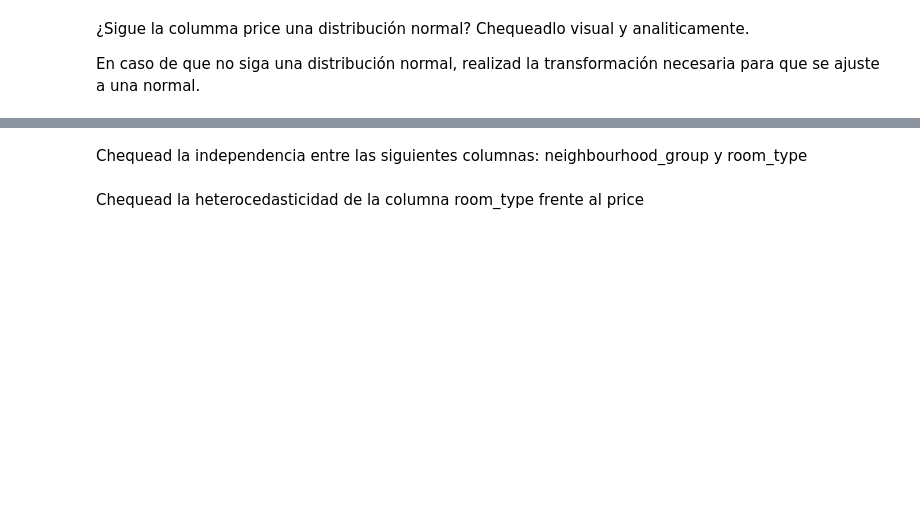
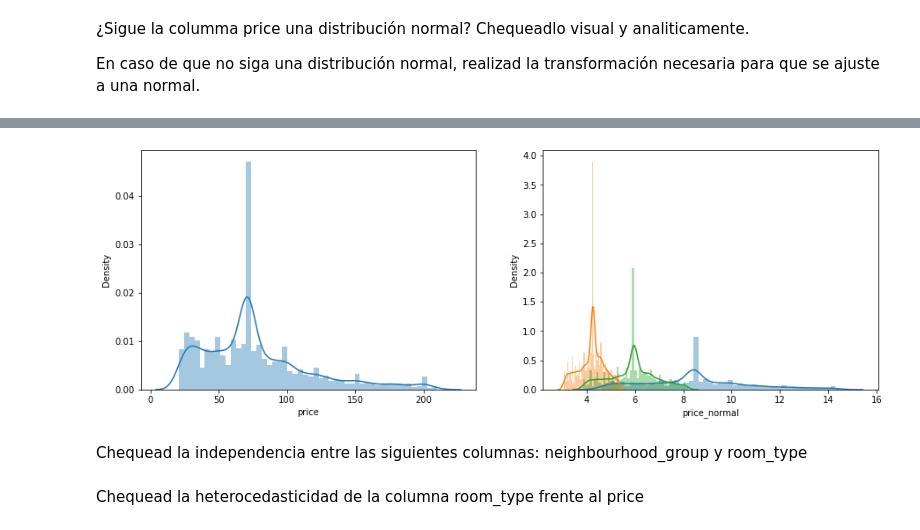
Before and after one commit to Adalab/Adalab-DA-promo-A-module-3-pairprog-3-pair-4-Alicia-Lidia, a Jupyter notebook: Test Estadísticos/test estadisticos 3/Pair estadisticos 3.ipynb, the cells around one changed output, grey strips where cells are left out. Cells and saved outputs as stored; diff of their text form; code cells hidden in the pictures; blank space fills up the shorter version.

```diff
--- a/Test Estadísticos/test estadisticos 3/Pair estadisticos 3.ipynb
+++ b/Test Estadísticos/test estadisticos 3/Pair estadisticos 3.ipynb
@@ -32,0 +147,2 @@ En caso de que no siga una distribución normal, realizad la transformación nec
+# %%
+df_raiz["price_normal"]= df_raiz["price"].apply(lambda x: math.sqrt(x))
@@ -32,0 +151,4 @@ En caso de que no siga una distribución normal, realizad la transformación nec
+# %%
+df_log= df.copy()
+# %%
+df_log['price_normal'] = df_log['price'].apply(lambda x: np.log(x) if x != 0 else 0)
@@ -32,0 +157,2 @@ En caso de que no siga una distribución normal, realizad la transformación nec
+# %%
+df_boxcox= df.copy()
@@ -33,3 +169,11 @@ En caso de que no siga una distribución normal, realizad la transformación nec
+# %%
+fig, axes = plt.subplots(1, 2, figsize = (15,5))
+sns.distplot(df['price'] ,ax = axes[0])
+sns.distplot(df_raiz['price_normal'], ax = axes[1])
+sns.distplot(df_log['price_normal'], ax = axes[1])
+sns.distplot(df_boxcox['price_normal'], ax = axes[1]);
+# %% [output]
+[figure, added]
 # %% [markdown]
 Chequead la independencia entre las siguientes columnas: neighbourhood_group y room_type
 # %% [markdown]
```
Also changed, not shown: parts of 25 cells of this notebook.
